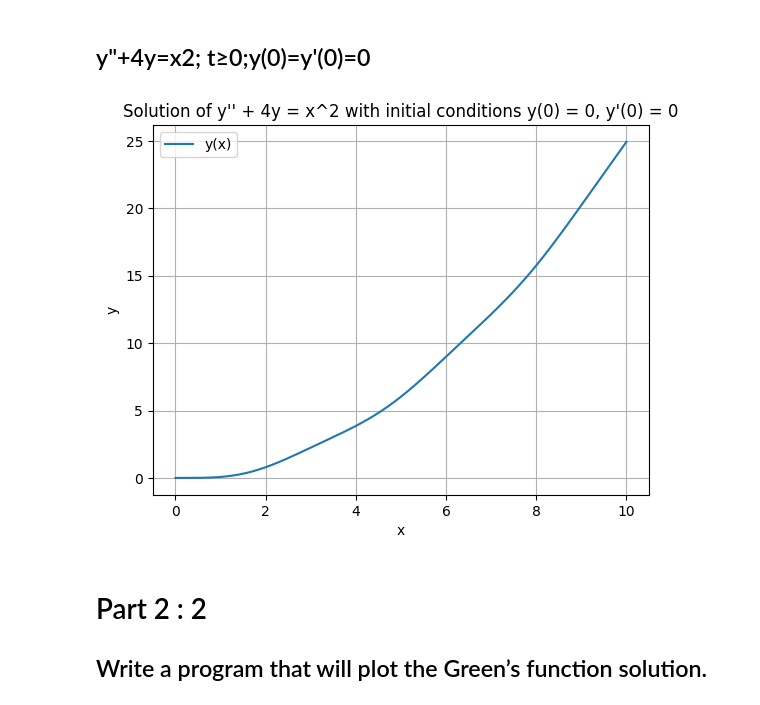
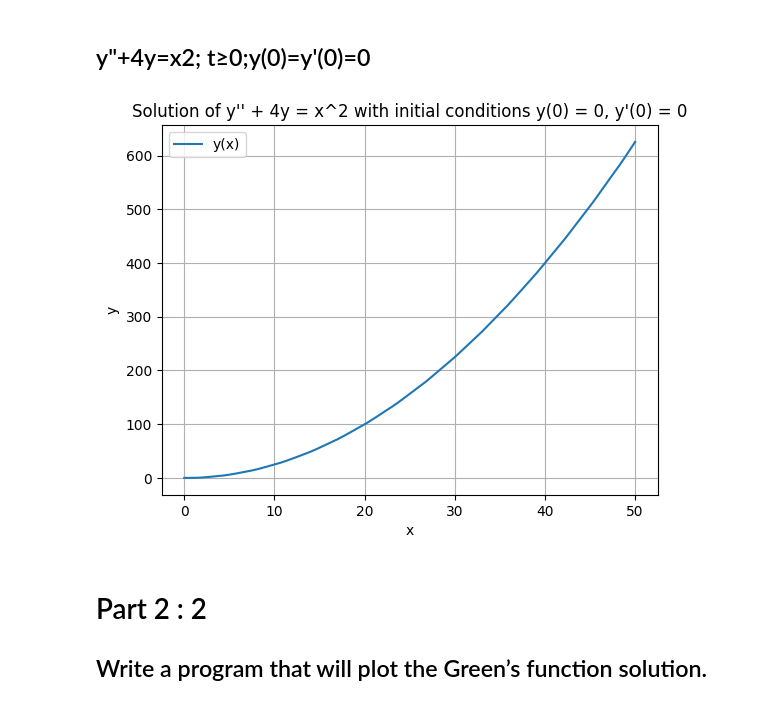
Before and after one commit to TaterTotMan64/CST-305, a Jupyter notebook: Project 3/Project 3 – Green's Function and ODE with IVP.ipynb, the cells around one changed output. Drawn from its saved outputs; the diff is of its cells as text; code cells hidden in the pictures.

```diff
--- a/Project 3/Project 3 – Green's Function and ODE with IVP.ipynb
+++ b/Project 3/Project 3 – Green's Function and ODE with IVP.ipynb
@@ -18,7 +24,7 @@ def odefunc(t, y):
 y0 = [0, 0]  # y(0) = 0, y'(0) = 0
 
 # Time points
-t_span = (0, 10)
+t_span = (0, 50)
 t_eval = np.linspace(t_span[0], t_span[1], 500)
 
 # Solve the ODE
@@ -43,33 +49,33 @@ plt.show()
 # %%
 # Define the ODE system
 def odefunc(x, y):
     dydx = [y[1], x**2 - 4*y[0]]
     return dydx
 
 # Initial conditions
 y0 = [0, 0]  # y(0) = 0, y'(0) = 0
 
 # Time points
-x_span = (0, 10)
+x_span = (0, 50)
 x_eval = np.linspace(x_span[0], x_span[1], 500)
 
 # Solve the ODE
 solution = solve_ivp(odefunc, x_span, y0, t_eval=x_eval)
 
 # Extract solution
 x = solution.t
 y = solution.y[0]
 
 # Plot the solution
 plt.plot(x, y, label='y(x)')
 plt.xlabel('x')
 plt.ylabel('y')
 plt.legend()
 plt.title('Solution of y\'\' + 4y = x^2 with initial conditions y(0) = 0, y\'(0) = 0')
 plt.grid(True)
 plt.show()
 # %% [output]
-[figure, old version]
+[figure, new version]
 # %% [markdown]
 # Part 2 : 2
 ## Write a program that will plot the Green’s function solution.
```
Also changed, not shown: parts of 4 cells of this notebook, 1 other file.
